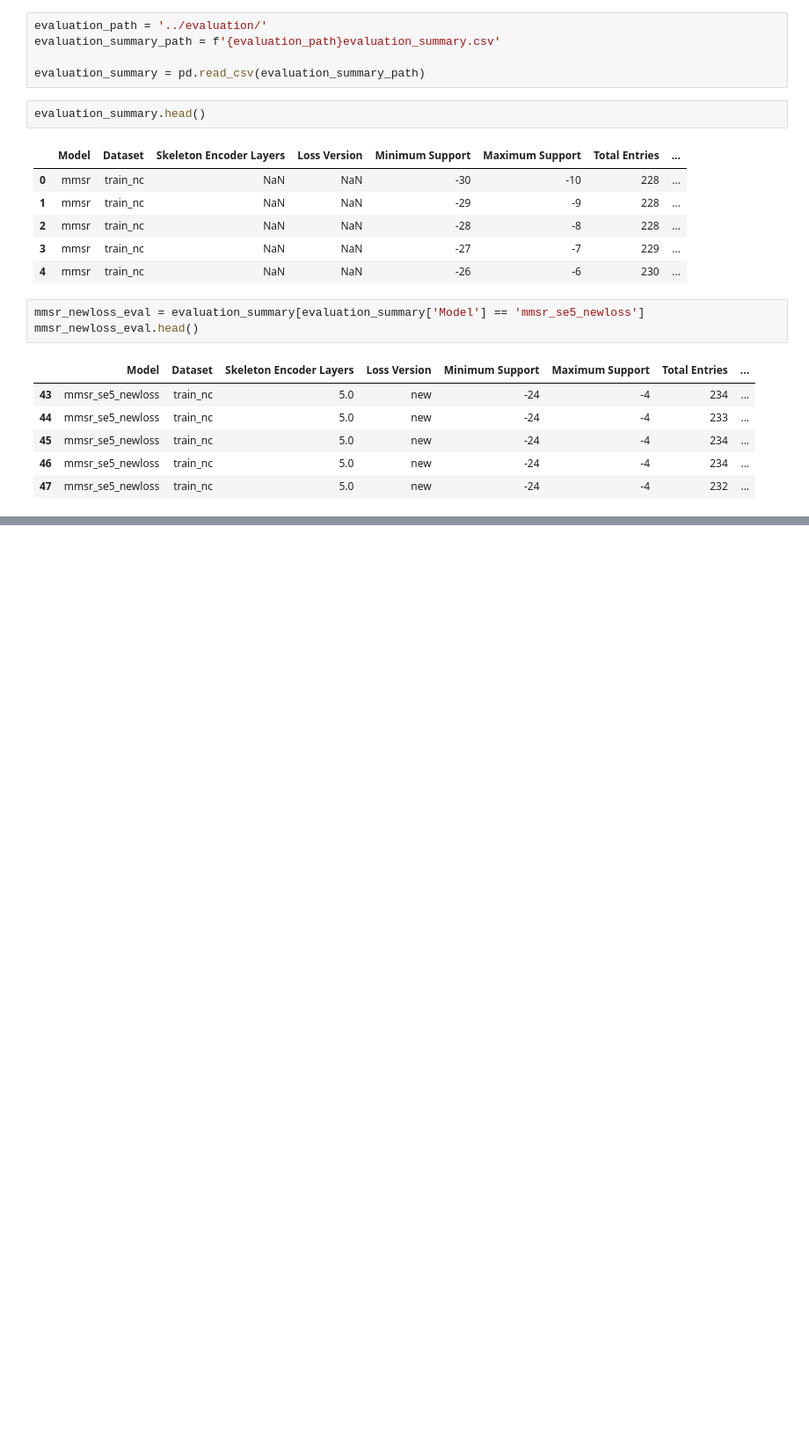
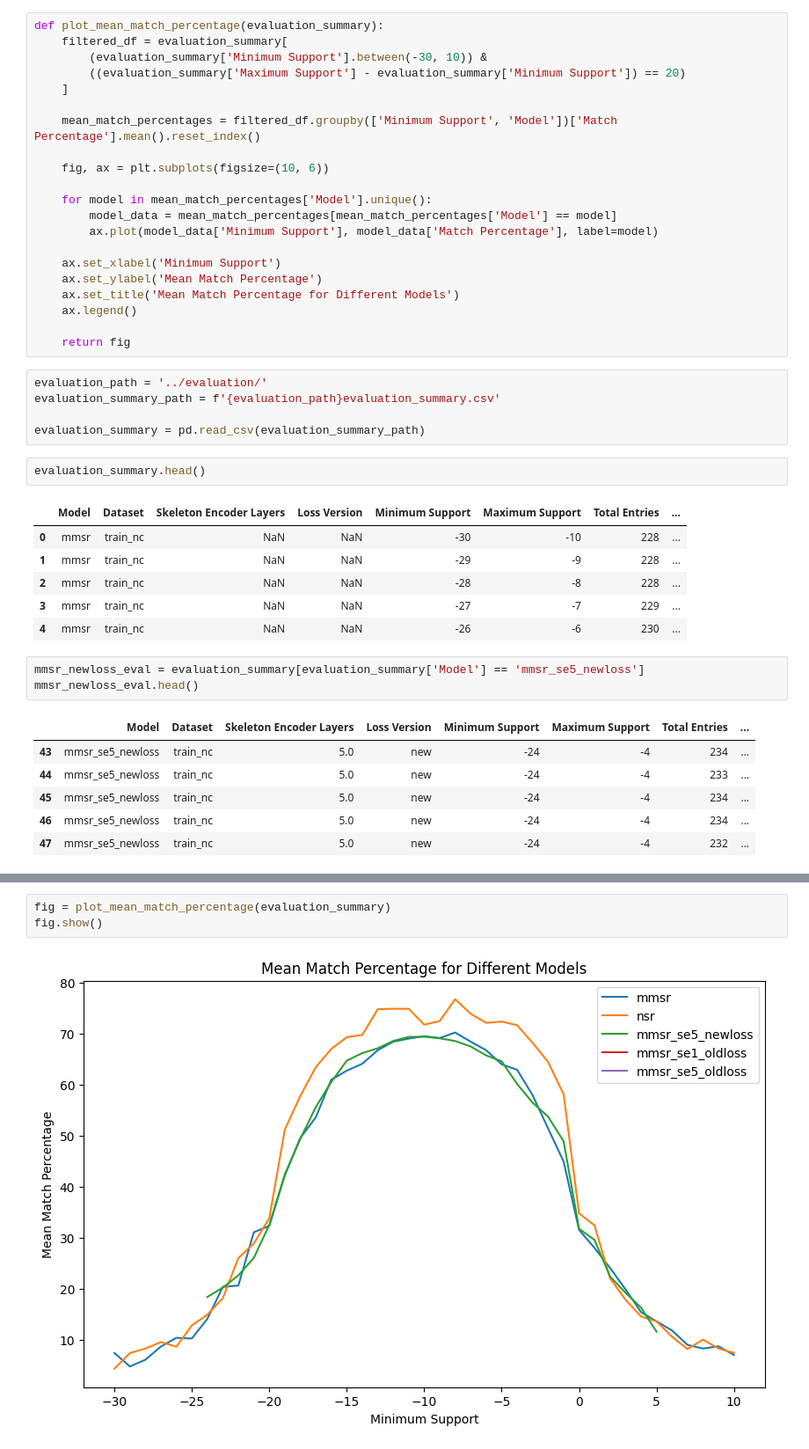
Before and after one commit to fabienmorgan/Self-Supervised_Numerical_Pre-Training_for_Symbolic_Regression, a Jupyter notebook: evalulation_graphs/variance_seed.ipynb, the cells around one changed output, grey strips where cells are left out. Shown: that part at 88% size. Drawn from its saved outputs; the diff is of its cells as text; blank space fills up the shorter version.

```diff
--- a/evalulation_graphs/variance_seed.ipynb
+++ b/evalulation_graphs/variance_seed.ipynb
@@ -6,3 +32,24 @@ import scipy.stats as stats
+# %%
+def plot_mean_match_percentage(evaluation_summary):
+    filtered_df = evaluation_summary[
+        (evaluation_summary['Minimum Support'].between(-30, 10)) &
+        ((evaluation_summary['Maximum Support'] - evaluation_summary['Minimum Support']) == 20)
+    ]
+
+    mean_match_percentages = filtered_df.groupby(['Minimum Support', 'Model'])['Match Percentage'].mean().reset_index()
+
+    fig, ax = plt.subplots(figsize=(10, 6))
+
+    for model in mean_match_percentages['Model'].unique():
+        model_data = mean_match_percentages[mean_match_percentages['Model'] == model]
+        ax.plot(model_data['Minimum Support'], model_data['Match Percentage'], label=model)
+
+    ax.set_xlabel('Minimum Support')
+    ax.set_ylabel('Mean Match Percentage')
+    ax.set_title('Mean Match Percentage for Different Models')
+    ax.legend()
+
+    return fig
 # %%
 evaluation_path = '../evaluation/'
 evaluation_summary_path = f'{evaluation_path}evaluation_summary.csv'
@@ -59,0 +94,5 @@ plt.show()
+# %%
+fig = plot_mean_match_percentage(evaluation_summary)
+fig.show()
+# %% [output]
+[figure, added]
```
Also changed, not shown: parts of 10 cells of this notebook.
